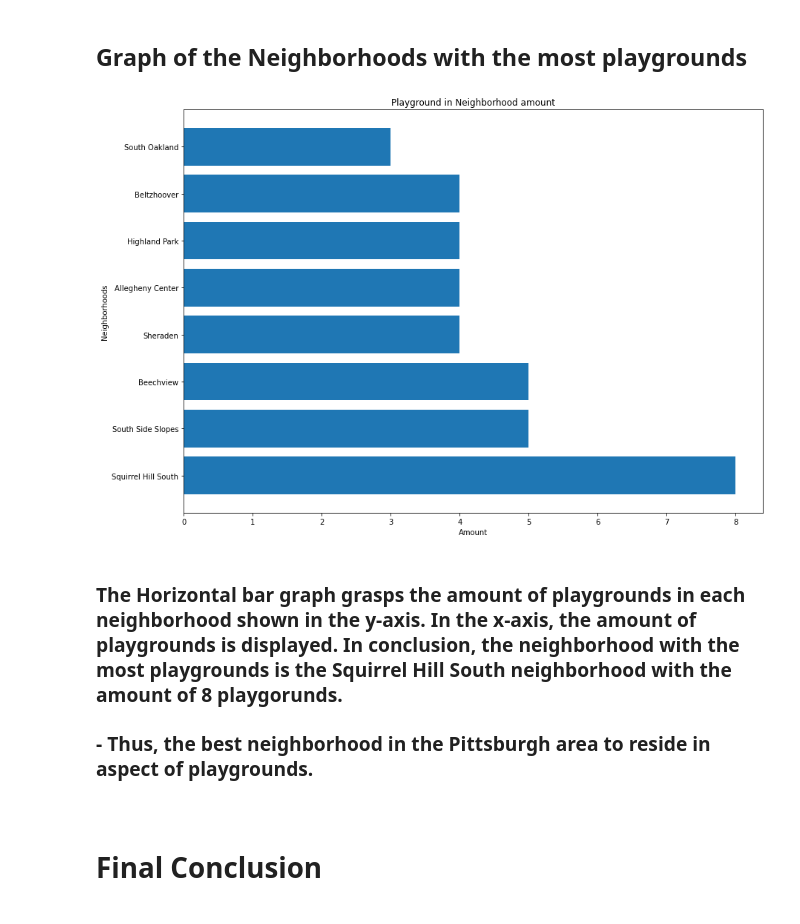
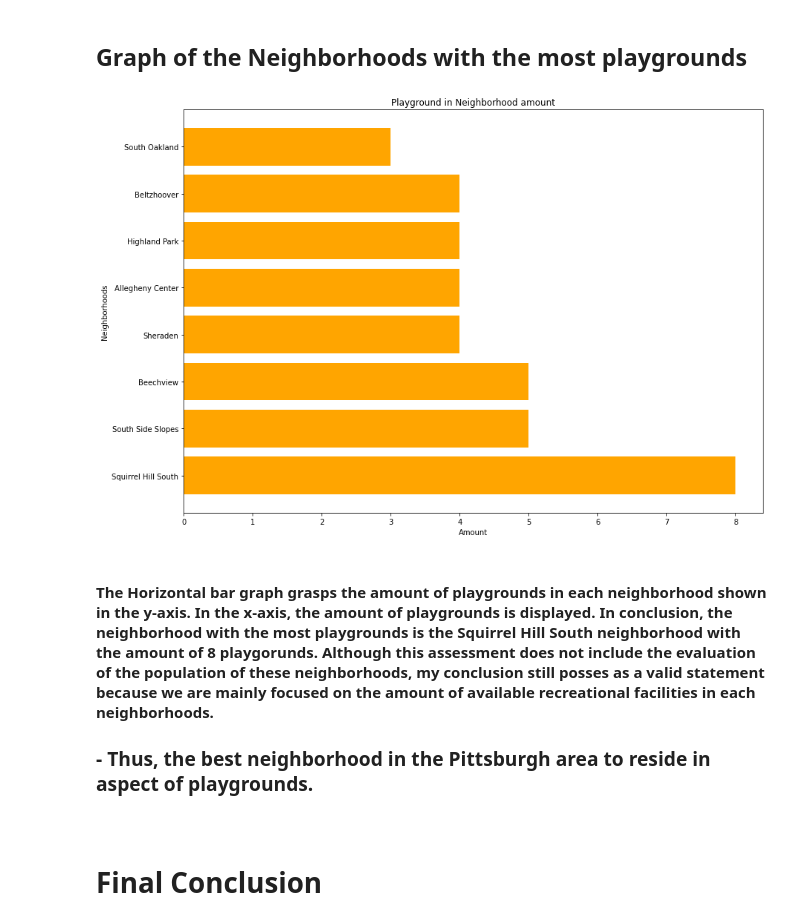
Before and after one commit to LucyEReilly/BigIdeasFinal, a Jupyter notebook: FinalNotebook.ipynb, the cells around one changed output. Drawn from its saved outputs; the diff is of its cells as text; code cells hidden in the pictures.

```diff
--- a/FinalNotebook.ipynb
+++ b/FinalNotebook.ipynb
@@ -336,25 +370,25 @@ highdata
 # %%
 #Horizontal bar graph
 plt.figure(figsize=[14, 10])
 plt.barh(['Squirrel Hill South',
  'South Side Slopes',
  'Beechview',
  'Sheraden',
  'Allegheny Center',
  'Highland Park',
  'Beltzhoover',
- 'South Oakland'], [8, 5, 5, 4, 4, 4, 4, 3])
+ 'South Oakland'], [8, 5, 5, 4, 4, 4, 4, 3], data=sorted, color='orange')
 plt.title("Playground in Neighborhood amount")
 plt.xlabel("Amount")
 plt.ylabel("Neighborhoods")
 
 plt.savefig('2BarPlot.png')
 # Displaying the bar plot
 plt.show()
 # %% [output]
-[figure, old version]
+[figure, new version]
 # %% [markdown]
-### The Horizontal bar graph grasps the amount of playgrounds in each neighborhood shown in the y-axis. In the x-axis, the amount of playgrounds is displayed. In conclusion, the neighborhood with the most playgrounds is the Squirrel Hill South neighborhood with the amount of 8 playgorunds.
+#### The Horizontal bar graph grasps the amount of playgrounds in each neighborhood shown in the y-axis. In the x-axis, the amount of playgrounds is displayed. In conclusion, the neighborhood with the most playgrounds is the Squirrel Hill South neighborhood with the amount of 8 playgorunds. Although this assessment does not include the evaluation of the population of these neighborhoods, my conclusion still posses as a valid statement because we are mainly focused on the amount of available recreational facilities in each neighborhoods.
 ### - Thus, the best neighborhood in the Pittsburgh area to reside in aspect of playgrounds.
 #
 # %% [markdown]
```
Also changed, not shown: parts of 8 cells of this notebook.
